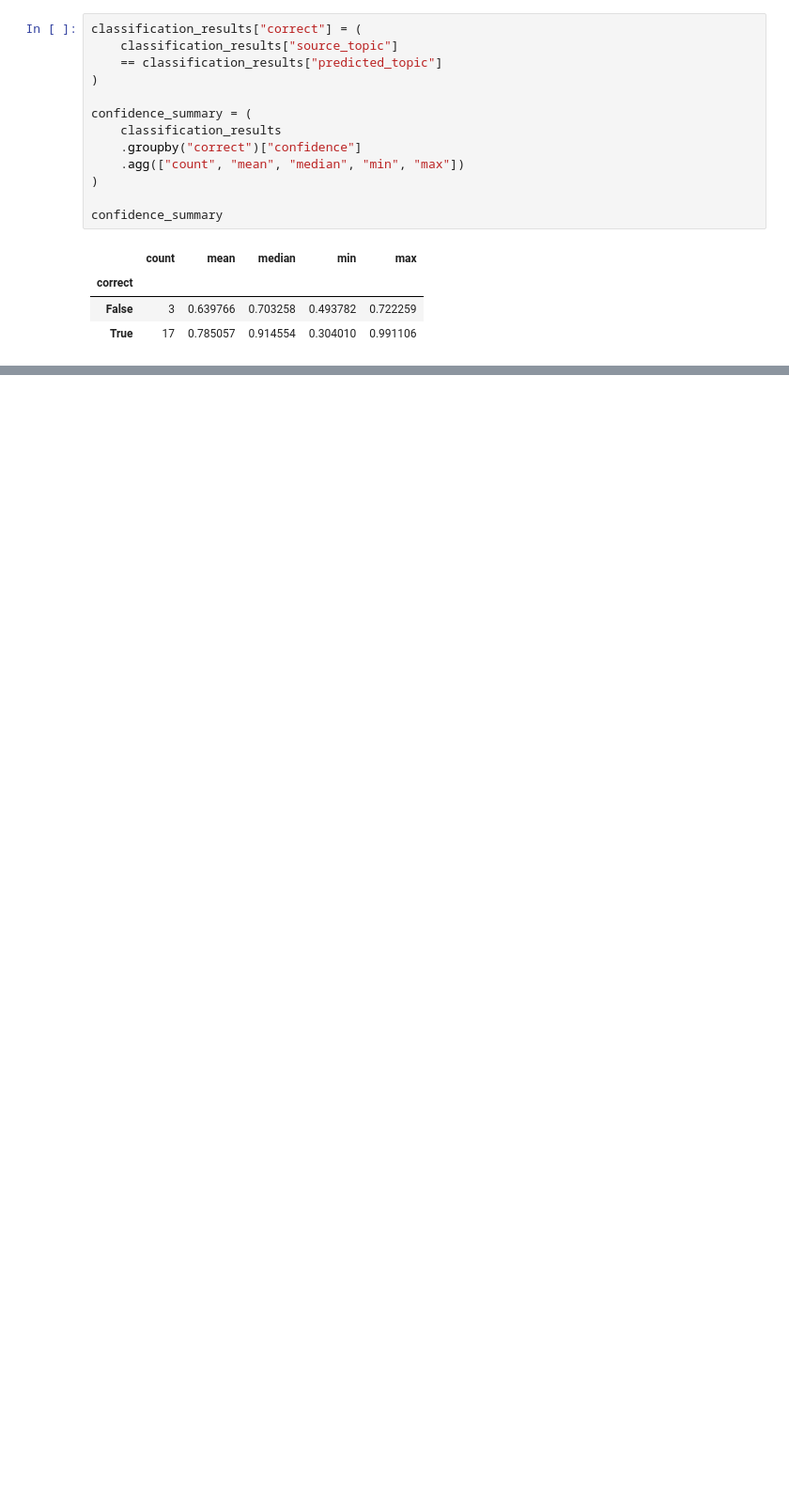
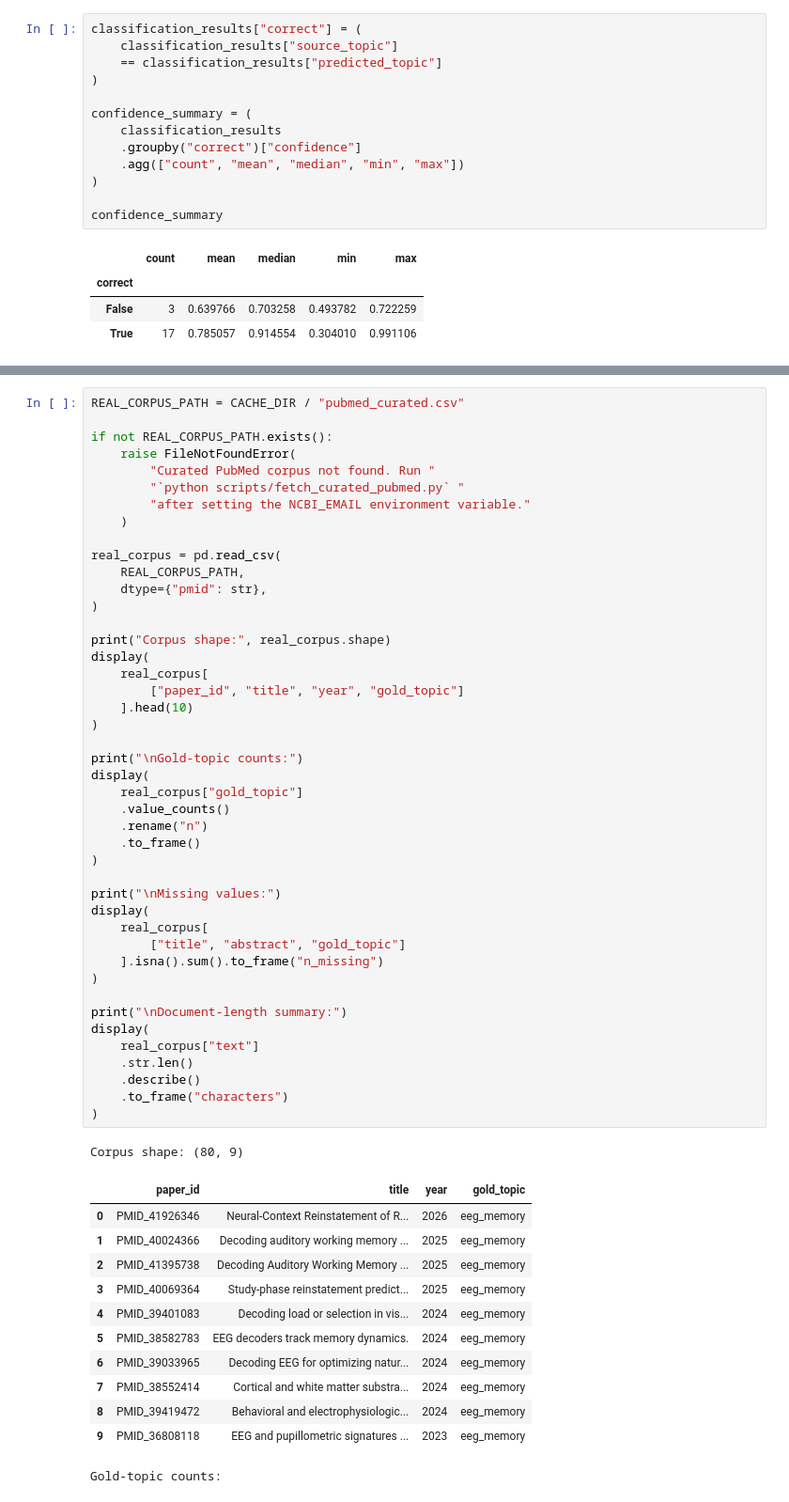
Before and after one commit to MarkNelson86/biomedical-literature-search-hf-sql, a Jupyter notebook: biomedical_literature_search_hf_sql.ipynb, the cells around one changed output, grey strips where cells are left out. Shown at 94% size. Drawn from its saved outputs; the diff is of its cells as text; blank space fills up the shorter version.

```diff
--- a/biomedical_literature_search_hf_sql.ipynb
+++ b/biomedical_literature_search_hf_sql.ipynb
@@ -780,0 +566,58 @@ When presenting this project, focus on the workflow rather than claiming domain-
+# %%
+REAL_CORPUS_PATH = CACHE_DIR / "pubmed_curated.csv"
+
+if not REAL_CORPUS_PATH.exists():
+    raise FileNotFoundError(
+        "Curated PubMed corpus not found. Run "
+        "`python scripts/fetch_curated_pubmed.py` "
+        "after setting the NCBI_EMAIL environment variable."
+    )
+
+real_corpus = pd.read_csv(
+    REAL_CORPUS_PATH,
+    dtype={"pmid": str},
+)
+
+print("Corpus shape:", real_corpus.shape)
+display(
+    real_corpus[
+        ["paper_id", "title", "year", "gold_topic"]
+    ].head(10)
+)
+
+print("\nGold-topic counts:")
+display(
+    real_corpus["gold_topic"]
+    .value_counts()
+    .rename("n")
+    .to_frame()
+)
+
+print("\nMissing values:")
+display(
+    real_corpus[
+        ["title", "abstract", "gold_topic"]
+    ].isna().sum().to_frame("n_missing")
+)
+
+print("\nDocument-length summary:")
+display(
+    real_corpus["text"]
+    .str.len()
+    .describe()
+    .to_frame("characters")
+)
+# %% [output]
+Corpus shape: (80, 9)
+|  | paper_id | title | year | gold_topic |
+| 0 | PMID_41926346 | Neural-Context Reinstatement of R... | 2026 | eeg_memory |
+| 1 | PMID_40024366 | Decoding auditory working memory ... | 2025 | eeg_memory |
+| 2 | PMID_41395738 | Decoding Auditory Working Memory ... | 2025 | eeg_memory |
+| 3 | PMID_40069364 | Study-phase reinstatement predict... | 2025 | eeg_memory |
+| 4 | PMID_39401083 | Decoding load or selection in vis... | 2024 | eeg_memory |
+| 5 | PMID_38582783 | EEG decoders track memory dynamics. | 2024 | eeg_memory |
+| 6 | PMID_39033965 | Decoding EEG for optimizing natur... | 2024 | eeg_memory |
+| 7 | PMID_38552414 | Cortical and white matter substra... | 2024 | eeg_memory |
+| 8 | PMID_39419472 | Behavioral and electrophysiologic... | 2024 | eeg_memory |
+| 9 | PMID_36808118 | EEG and pupillometric signatures ... | 2023 | eeg_memory |
+Gold-topic counts:
```
Also changed, not shown: parts of 71 cells of this notebook.
